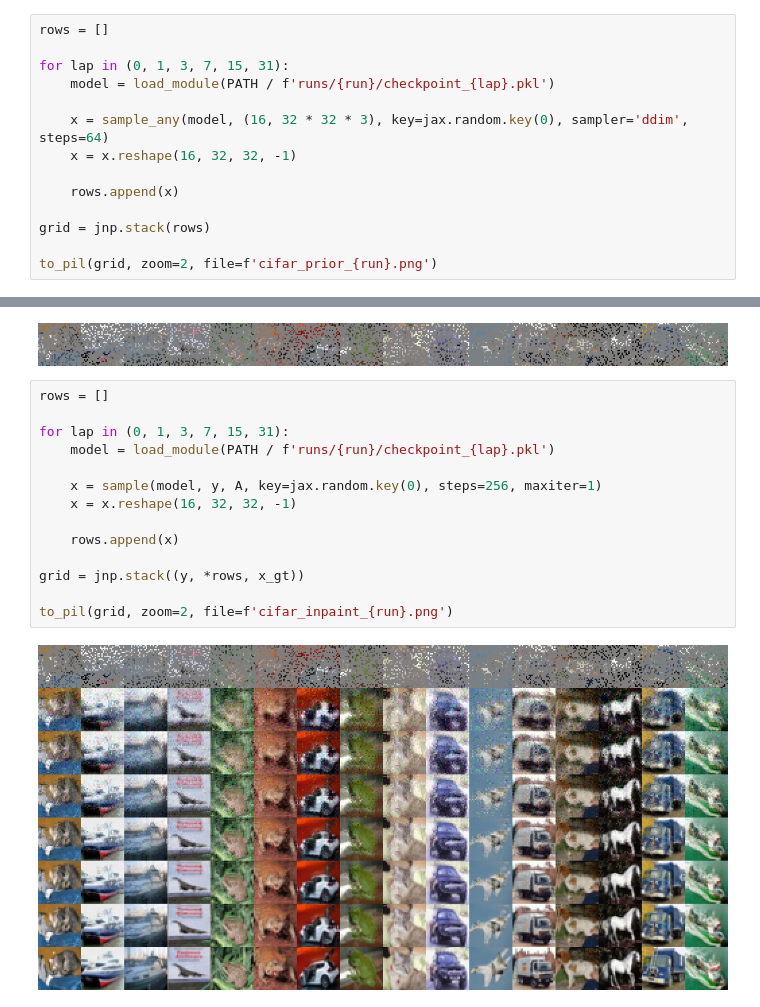
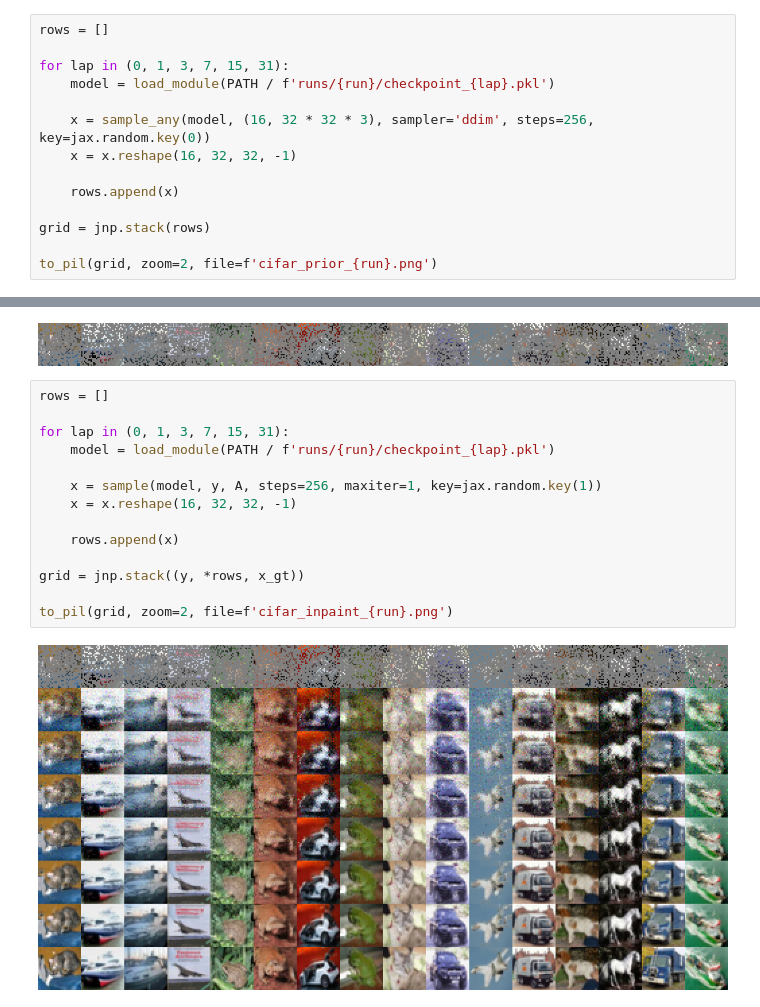
Before and after one commit to francois-rozet/diffusion-priors, a Jupyter notebook: experiments/cifar/figures.ipynb, the cells around one changed output, grey strips where cells are left out. Saved outputs shown, nothing was run; the diff lists cells and outputs as text.

```diff
--- a/experiments/cifar/figures.ipynb
+++ b/experiments/cifar/figures.ipynb
@@ -16,7 +16,7 @@ rows = []
 for lap in (0, 1, 3, 7, 15, 31):
     model = load_module(PATH / f'runs/{run}/checkpoint_{lap}.pkl')
 
-    x = sample_any(model, (16, 32 * 32 * 3), key=jax.random.key(0), sampler='ddim', steps=64)
+    x = sample_any(model, (16, 32 * 32 * 3), sampler='ddim', steps=256, key=jax.random.key(0))
     x = x.reshape(16, 32, 32, -1)
 
     rows.append(x)
@@ -50,16 +50,16 @@ to_pil(y, zoom=2)
 # %%
 rows = []
 
 for lap in (0, 1, 3, 7, 15, 31):
     model = load_module(PATH / f'runs/{run}/checkpoint_{lap}.pkl')
 
-    x = sample(model, y, A, key=jax.random.key(0), steps=256, maxiter=1)
+    x = sample(model, y, A, steps=256, maxiter=1, key=jax.random.key(1))
     x = x.reshape(16, 32, 32, -1)
 
     rows.append(x)
 
 grid = jnp.stack((y, *rows, x_gt))
 
 to_pil(grid, zoom=2, file=f'cifar_inpaint_{run}.png')
 # %% [output]
-[figure, old version]
+[figure, new version]
```
Also changed, not shown: parts of 2 cells of this notebook, 6 other files.
